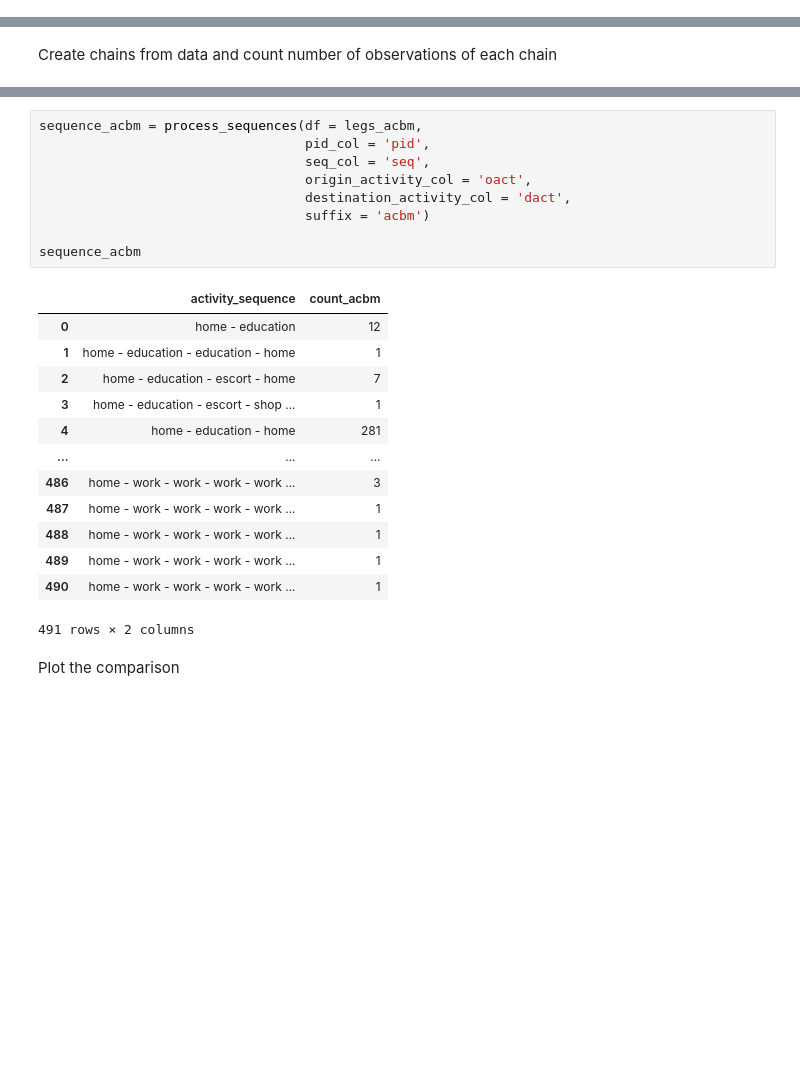
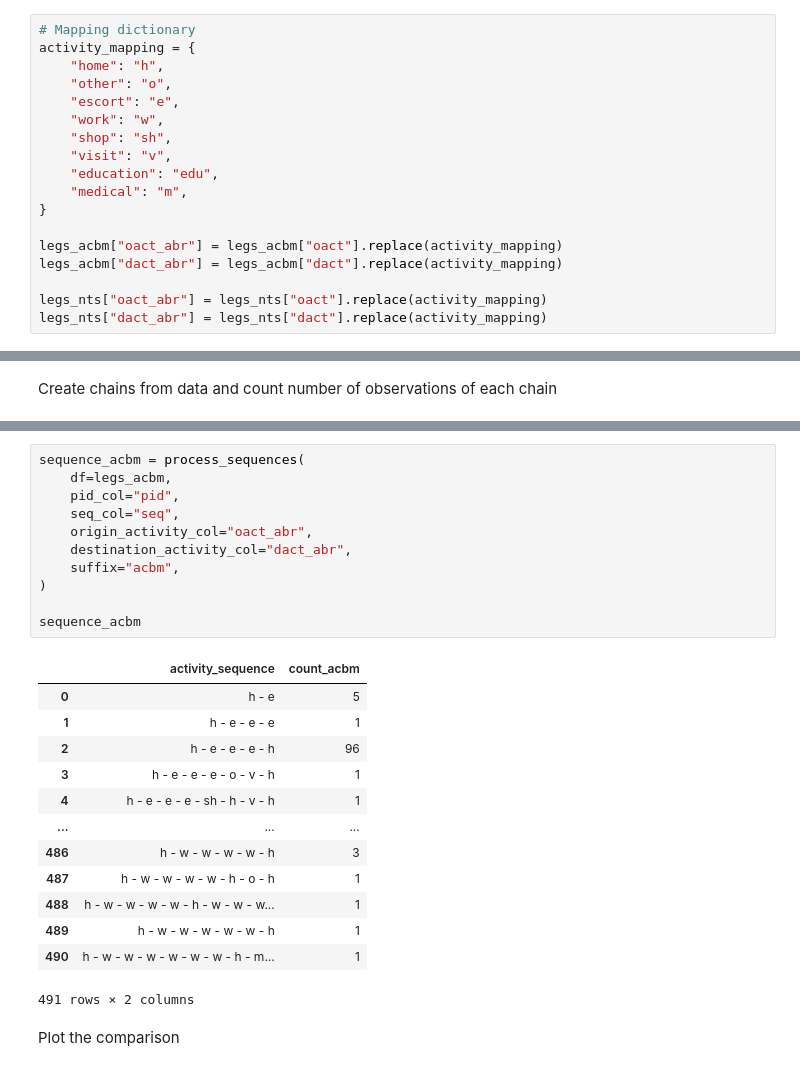
Before and after one commit to Urban-Analytics-Technology-Platform/acbm, a Jupyter notebook: notebooks/5_validate_outputs.ipynb, the cells around one changed output, grey strips where cells are left out. Cells and saved outputs as stored; diff of their text form; blank space fills up the shorter version.

```diff
--- a/notebooks/5_validate_outputs.ipynb
+++ b/notebooks/5_validate_outputs.ipynb
@@ -128,3 +139,21 @@ print(legs_acbm[['oact', 'dact', 'trip_type']].head())
+# %%
+# Mapping dictionary
+activity_mapping = {
+    "home": "h",
+    "other": "o",
+    "escort": "e",
+    "work": "w",
+    "shop": "sh",
+    "visit": "v",
+    "education": "edu",
+    "medical": "m",
+}
+
+legs_acbm["oact_abr"] = legs_acbm["oact"].replace(activity_mapping)
+legs_acbm["dact_abr"] = legs_acbm["dact"].replace(activity_mapping)
+
+legs_nts["oact_abr"] = legs_nts["oact"].replace(activity_mapping)
+legs_nts["dact_abr"] = legs_nts["dact"].replace(activity_mapping)
 # %% [markdown]
 # Compare distributions between NTS and output
 # %% [markdown]
@@ -424,26 +269,28 @@ sequence_nts
 1823 rows × 2 columns
 # %%
-sequence_acbm = process_sequences(df = legs_acbm,
-                                  pid_col = 'pid',
-                                  seq_col = 'seq',
-                                  origin_activity_col = 'oact',
-                                  destination_activity_col = 'dact',
-                                  suffix = 'acbm')
+sequence_acbm = process_sequences(
+    df=legs_acbm,
+    pid_col="pid",
+    seq_col="seq",
+    origin_activity_col="oact_abr",
+    destination_activity_col="dact_abr",
+    suffix="acbm",
+)
 
 sequence_acbm
 # %% [output]
 |  | activity_sequence | count_acbm |
-| 0 | home - education | 12 |
-| 1 | home - education - education - home | 1 |
-| 2 | home - education - escort - home | 7 |
-| 3 | home - education - escort - shop ... | 1 |
-| 4 | home - education - home | 281 |
+| 0 | h - e | 5 |
+| 1 | h - e - e - e | 1 |
+| 2 | h - e - e - e - h | 96 |
+| 3 | h - e - e - e - o - v - h | 1 |
+| 4 | h - e - e - e - sh - h - v - h | 1 |
 | ... | ... | ... |
-| 486 | home - work - work - work - work ... | 3 |
-| 487 | home - work - work - work - work ... | 1 |
-| 488 | home - work - work - work - work ... | 1 |
-| 489 | home - work - work - work - work ... | 1 |
-| 490 | home - work - work - work - work ... | 1 |
+| 486 | h - w - w - w - w - h | 3 |
+| 487 | h - w - w - w - w - h - o - h | 1 |
+| 488 | h - w - w - w - w - h - w - w - w... | 1 |
+| 489 | h - w - w - w - w - w - h | 1 |
+| 490 | h - w - w - w - w - w - w - h - m... | 1 |
 491 rows × 2 columns
 # %% [markdown]
 Plot the comparison
```
Also changed, not shown: parts of 34 cells of this notebook.
